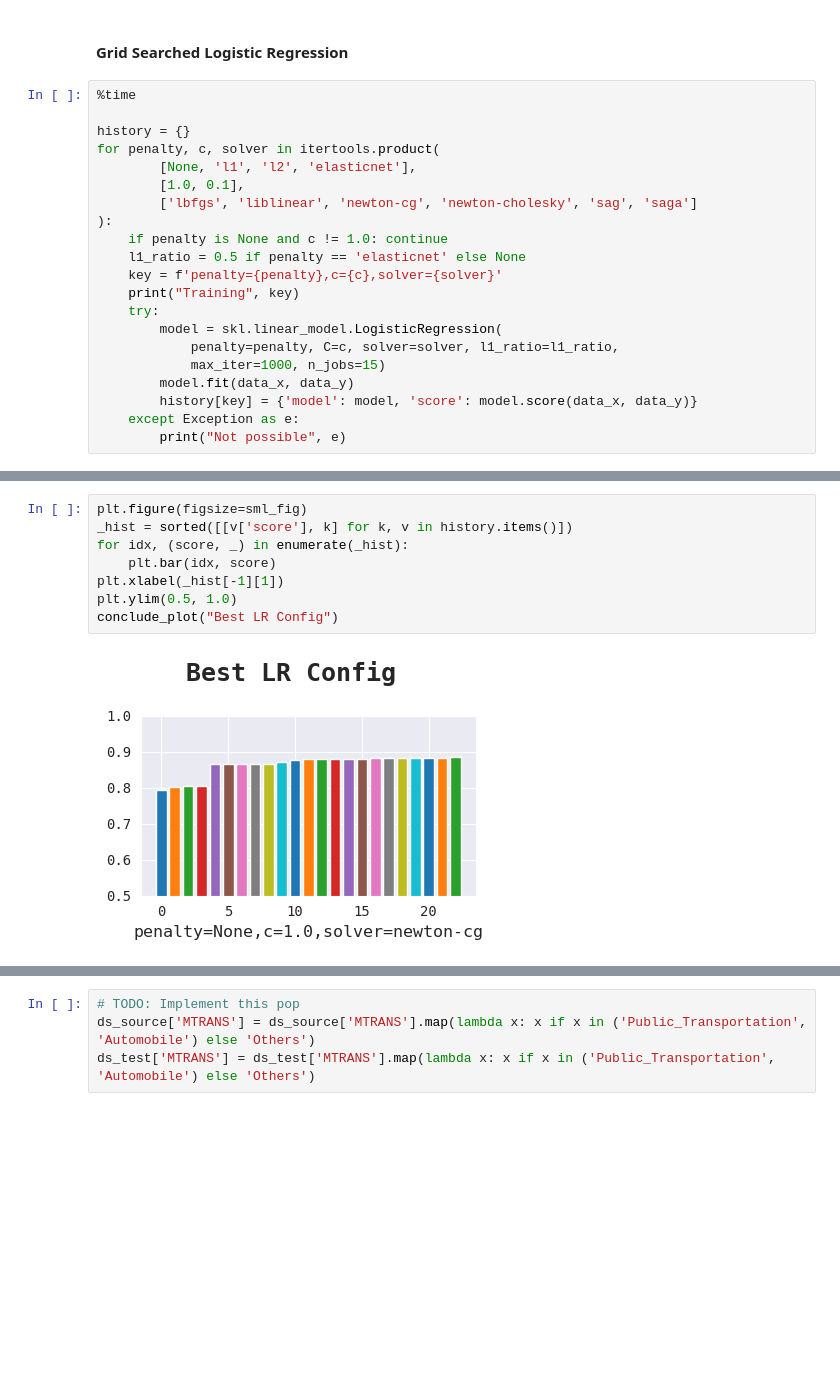
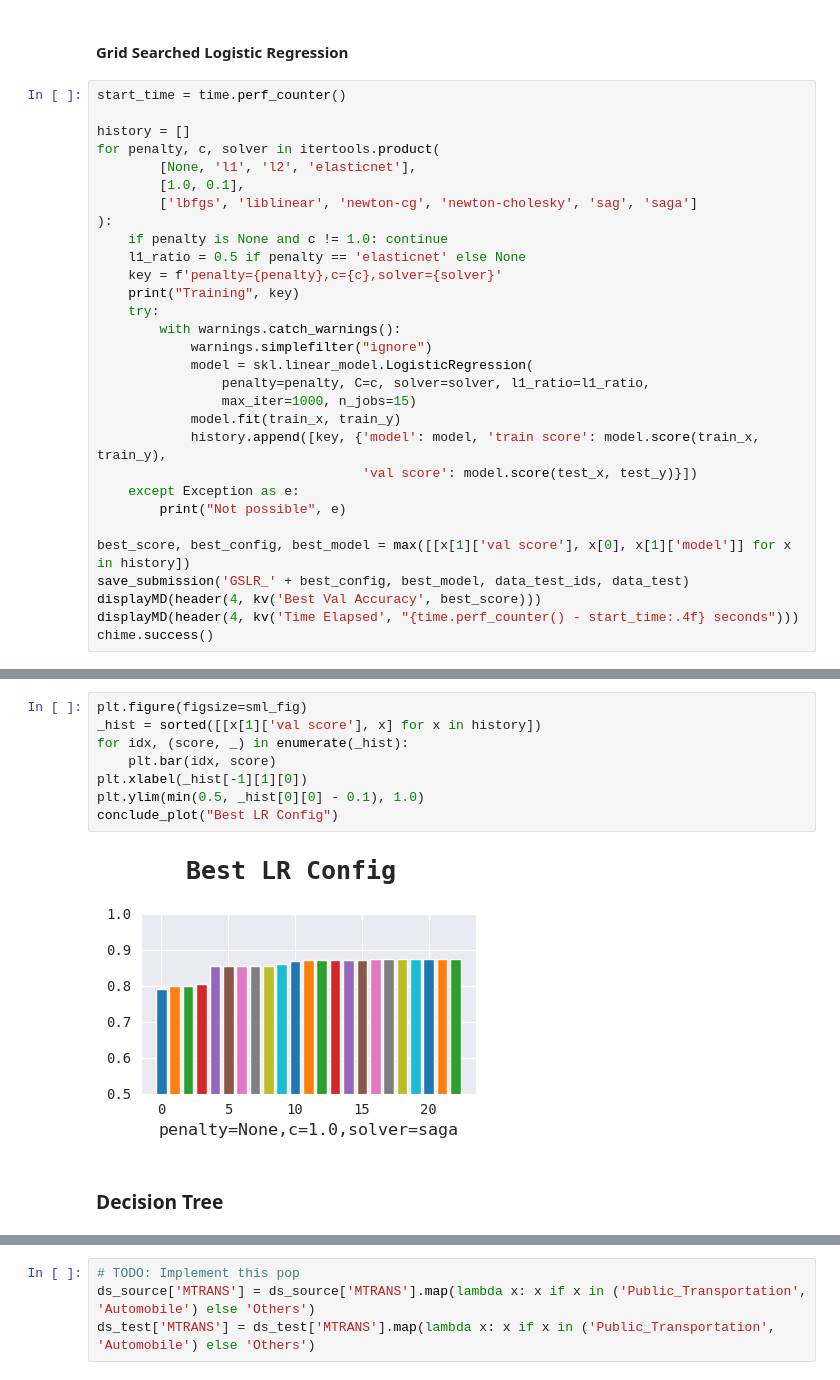
Before and after one commit to SHREYA-1103/Obesity-risk-analysis, a Jupyter notebook: ml_model_analysis.ipynb, the cells around one changed output, grey strips where cells are left out. Cells and saved outputs as stored; diff of their text form; blank space fills up the shorter version.

Commit message:
Added first prototype structuring for model experimentations

```diff
--- a/ml_model_analysis.ipynb
+++ b/ml_model_analysis.ipynb
@@ -726,9 +728,9 @@ chime.info()
 # %% [markdown]
 #### Grid Searched Logistic Regression
 # %%
-%time
+start_time = time.perf_counter()
 
-history = {}
+history = []
 for penalty, c, solver in itertools.product(
         [None, 'l1', 'l2', 'elasticnet'],
         [1.0, 0.1],
@@ -739,13 +741,22 @@ for penalty, c, solver in itertools.product(
     key = f'penalty={penalty},c={c},solver={solver}'
     print("Training", key)
     try:
-        model = skl.linear_model.LogisticRegression(
-            penalty=penalty, C=c, solver=solver, l1_ratio=l1_ratio,
-            max_iter=1000, n_jobs=15)
-        model.fit(data_x, data_y)
-        history[key] = {'model': model, 'score': model.score(data_x, data_y)}
+        with warnings.catch_warnings():
+            warnings.simplefilter("ignore")
+            model = skl.linear_model.LogisticRegression(
+                penalty=penalty, C=c, solver=solver, l1_ratio=l1_ratio,
+                max_iter=1000, n_jobs=15)
+            model.fit(train_x, train_y)
+            history.append([key, {'model': model, 'train score': model.score(train_x, train_y),
+                                  'val score': model.score(test_x, test_y)}])
     except Exception as e:
         print("Not possible", e)
+
+best_score, best_config, best_model = max([[x[1]['val score'], x[0], x[1]['model']] for x in history])
+save_submission('GSLR_' + best_config, best_model, data_test_ids, data_test)
+displayMD(header(4, kv('Best Val Accuracy', best_score)))
+displayMD(header(4, kv('Time Elapsed', "{time.perf_counter() - start_time:.4f} seconds")))
+chime.success()
 # %% [output]
 Training penalty=None,c=1.0,solver=lbfgs
 Training penalty=None,c=1.0,solver=liblinear
@@ -802,10 +778,12 @@ Training penalty=elasticnet,c=0.1,solver=saga
 # %%
 plt.figure(figsize=sml_fig)
-_hist = sorted([[v['score'], k] for k, v in history.items()])
+_hist = sorted([[x[1]['val score'], x] for x in history])
 for idx, (score, _) in enumerate(_hist):
     plt.bar(idx, score)
-plt.xlabel(_hist[-1][1])
-plt.ylim(0.5, 1.0)
+plt.xlabel(_hist[-1][1][0])
+plt.ylim(min(0.5, _hist[0][0] - 0.1), 1.0)
 conclude_plot("Best LR Config")
 # %% [output]
-[figure, old version]
+[figure, new version]
+# %% [markdown]
+### Decision Tree
```
Also changed, not shown: parts of 20 cells of this notebook.
